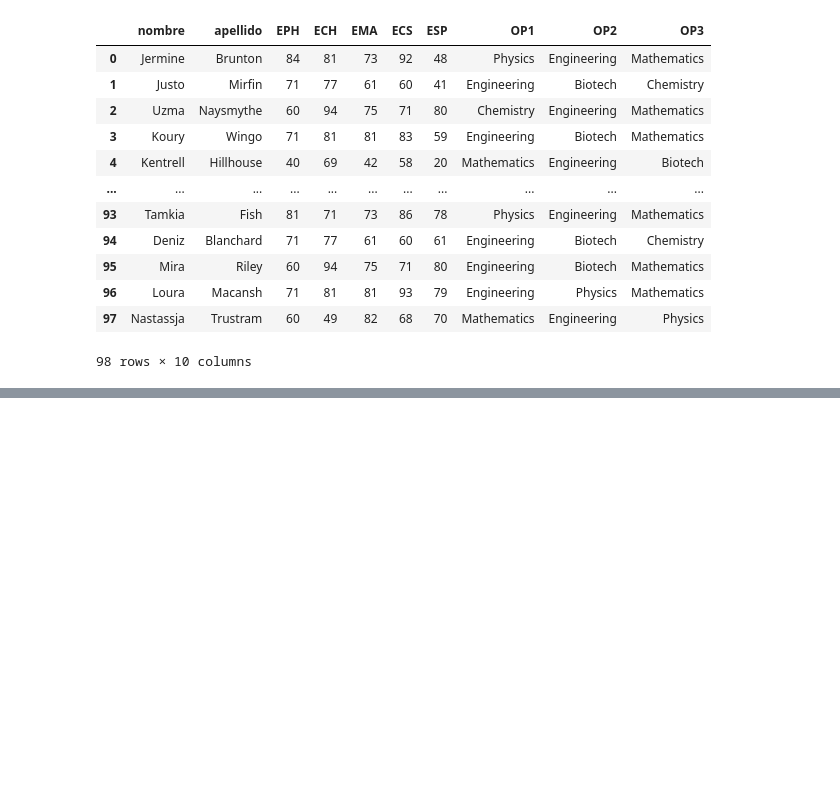
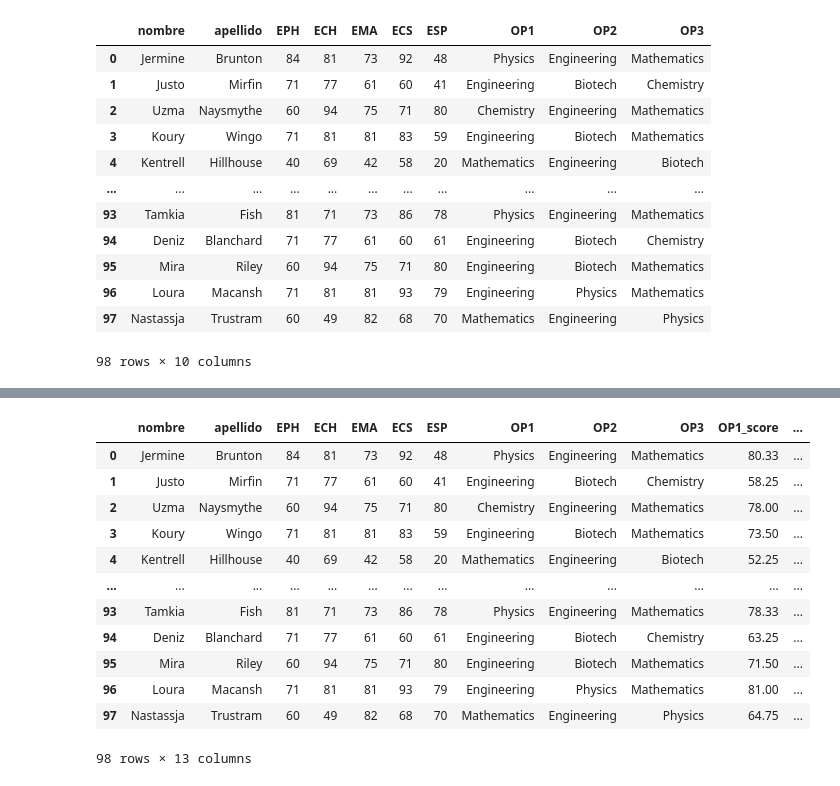
Before and after one commit to gabrielflores-cloud/cursophytoncucsh, a Jupyter notebook: Proyecto_3_Proceso_de_admision.ipynb, the cells around one changed output, grey strips where cells are left out. Saved outputs shown, nothing was run; the diff lists cells and outputs as text; code cells hidden in the pictures; blank space fills up the shorter version.

```diff
--- a/Proyecto_3_Proceso_de_admision.ipynb
+++ b/Proyecto_3_Proceso_de_admision.ipynb
@@ -40,0 +115,39 @@ df
+# %%
+# Definición de una función para calcular puntaje de admisión
+# Formula según el departamento
+def calcular_puntaje_admision(linea, departamento):
+    puntaje = 0
+
+    if departamento == 'Physics':
+        puntaje = (linea["EPH"] + linea["EMA"] + linea["EPH"]) / 3
+    elif departamento == "Chemistry":
+        puntaje = (linea["ECH"] + linea["EPH"] + linea["ESP"]) / 3
+    elif departamento == "Engineering":
+        puntaje = (linea["EMA"] + linea["ECS"]  + linea["EPH"] + linea["ESP"]) / 4
+    elif departamento == "Biotech":
+        puntaje = (linea["EMA"] + linea["ECS"]  + linea["ECH"] + linea["ESP"]) / 4
+    elif departamento == "Mathematics":
+        puntaje = (linea["EMA"] + linea["ECS"] + linea["EPH"] + linea["ECH"]) / 4
+    else:
+        return None
+    return round(puntaje,2)
+
+df["OP1_score"] = df.apply(lambda x: calcular_puntaje_admision(x, x["OP1"]), axis=1)
+df["OP2_score"] = df.apply(lambda x: calcular_puntaje_admision(x, x["OP2"]), axis=1)
+df["OP3_score"] = df.apply(lambda x: calcular_puntaje_admision(x, x["OP3"]), axis=1)
+
+display(df)
+# %% [output]
+|  | nombre | apellido | EPH | ECH | EMA | ECS | ESP | OP1 | OP2 | OP3 | OP1_score | ... |
+| 0 | Jermine | Brunton | 84 | 81 | 73 | 92 | 48 | Physics | Engineering | Mathematics | 80.33 | ... |
+| 1 | Justo | Mirfin | 71 | 77 | 61 | 60 | 41 | Engineering | Biotech | Chemistry | 58.25 | ... |
+| 2 | Uzma | Naysmythe | 60 | 94 | 75 | 71 | 80 | Chemistry | Engineering | Mathematics | 78.00 | ... |
+| 3 | Koury | Wingo | 71 | 81 | 81 | 83 | 59 | Engineering | Biotech | Mathematics | 73.50 | ... |
+| 4 | Kentrell | Hillhouse | 40 | 69 | 42 | 58 | 20 | Mathematics | Engineering | Biotech | 52.25 | ... |
+| ... | ... | ... | ... | ... | ... | ... | ... | ... | ... | ... | ... | ... |
+| 93 | Tamkia | Fish | 81 | 71 | 73 | 86 | 78 | Physics | Engineering | Mathematics | 78.33 | ... |
+| 94 | Deniz | Blanchard | 71 | 77 | 61 | 60 | 61 | Engineering | Biotech | Chemistry | 63.25 | ... |
+| 95 | Mira | Riley | 60 | 94 | 75 | 71 | 80 | Engineering | Biotech | Mathematics | 71.50 | ... |
+| 96 | Loura | Macansh | 71 | 81 | 81 | 93 | 79 | Engineering | Physics | Mathematics | 81.00 | ... |
+| 97 | Nastassja | Trustram | 60 | 49 | 82 | 68 | 70 | Mathematics | Engineering | Physics | 64.75 | ... |
+98 rows × 13 columns
```
Also changed, not shown: parts of 10 cells of this notebook.
